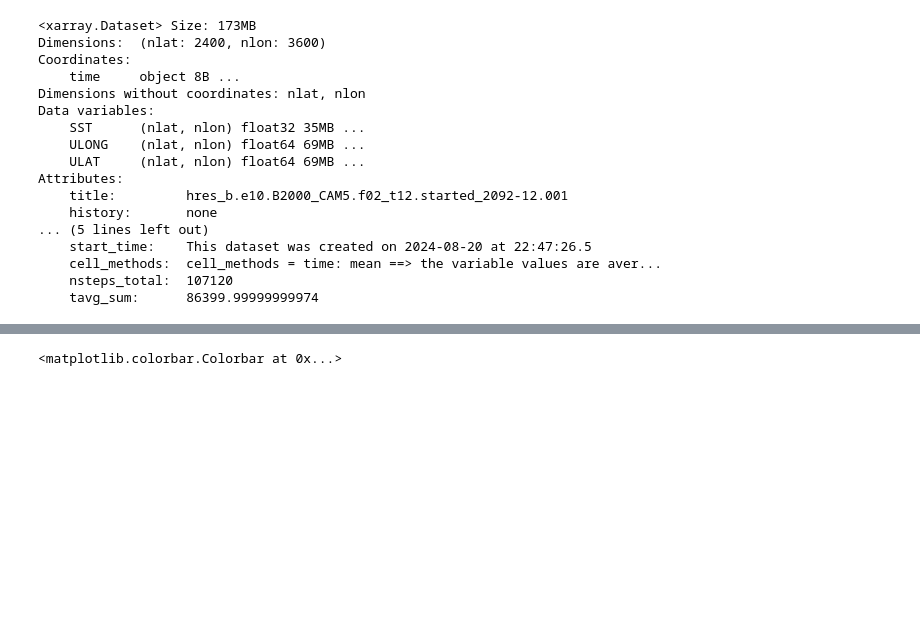
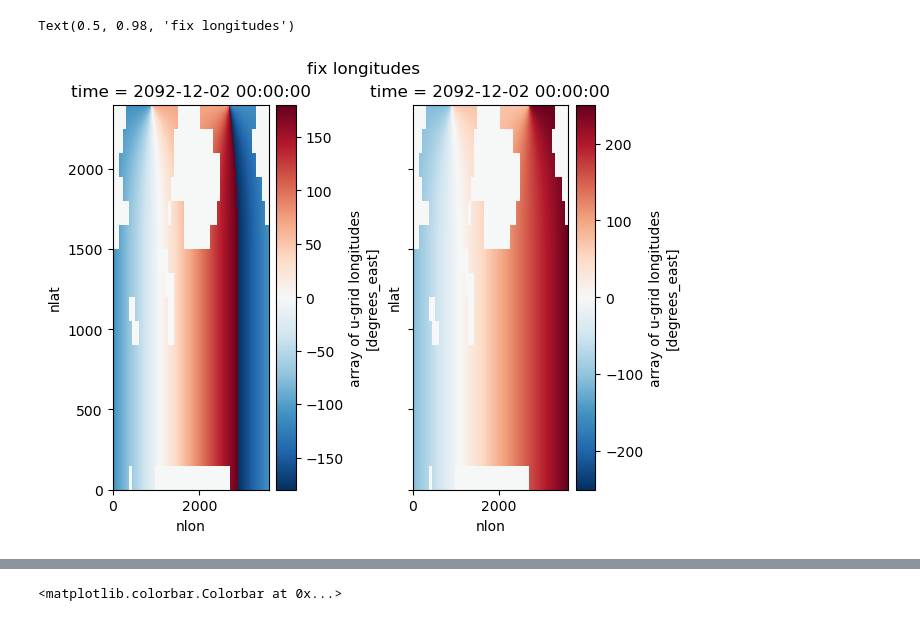
Before and after one commit to JdeJong96/TCs-under-SAI, a Jupyter notebook: analysis/notebooks/SST.ipynb, the cells around one changed output, grey strips where cells are left out. Drawn from its saved outputs; the diff is of its cells as text; code cells hidden in the pictures; blank space fills up the shorter version.

```diff
--- a/analysis/notebooks/SST.ipynb
+++ b/analysis/notebooks/SST.ipynb
@@ -8,24 +24,24 @@ import xarray as xr
 # %%
 ds = xr.open_dataset("../../../data/SST.nc")
-ds
+
+# add cyclical point
+ds = xr.concat((ds, ds.isel(nlon=0)), dim='nlon')
+
+# invalid points
+mask = (ds.ULONG==-1) & (ds.ULAT==-1)
-# %% [output]
-<xarray.Dataset> Size: 173MB
-Dimensions:  (nlat: 2400, nlon: 3600)
-Coordinates:
-    time     object 8B ...
-Dimensions without coordinates: nlat, nlon
-Data variables:
-    SST      (nlat, nlon) float32 35MB ...
-    ULONG    (nlat, nlon) float64 69MB ...
-    ULAT     (nlat, nlon) float64 69MB ...
-Attributes:
-    title:         hres_b.e10.B2000_CAM5.f02_t12.started_2092-12.001
-    history:       none
-... (5 lines left out)
-    start_time:    This dataset was created on 2024-08-20 at 22:47:26.5
-    cell_methods:  cell_methods = time: mean ==> the variable values are aver...
-    nsteps_total:  107120
-    tavg_sum:      86399.99999999974
-# %%
-file_ex_ocn_ctrl = '/projects/0/prace_imau/prace_2013081679/cesm1_0_4/f02_t12/b.e10.B_RCP8.5_CO2_CAM5.f02_t12.started_2002-12.001/OUTPUT/ocn/hist/monthly/b.e10.B_RCP8.5_CO2_CAM5.f02_t12.started_2002-12.001.pop.h.2002-12.nc'
-ds = xr.open_dataset(file_ex_ocn_ctrl, decode_times=False)
+# %%
+# remove sudden 360 deg jumps in longitude
+ds.ULONG.data += 360 * ((ds.ULONG<0) & (ds.nlon>2500) & ~mask)
+assert (abs(ds.ULONG.diff('nlon')) > 359).sum() == 0, "sudden jumps found in longitude"
+# %%
+# remove sudden 360 deg jumps in longitude
+
+fig,axs = plt.subplots(1,2, sharey=True, sharex=True, layout='constrained')
+ds.ULONG.plot(ax=axs[0]); ax.set_title('before')
+ds.ULONG.diff('nlon')
+ds.ULONG.data += 360 * ((ds.ULONG<0) & (ds.nlon>2500) & ~mask)
+ds.ULONG.plot(ax=axs[1]); ax.set_title('after')
+fig.suptitle('fix longitudes')
+# %% [output]
+Text(0.5, 0.98, 'fix longitudes')
+[figure, added]
```
Also changed, not shown: parts of 3 cells of this notebook.
